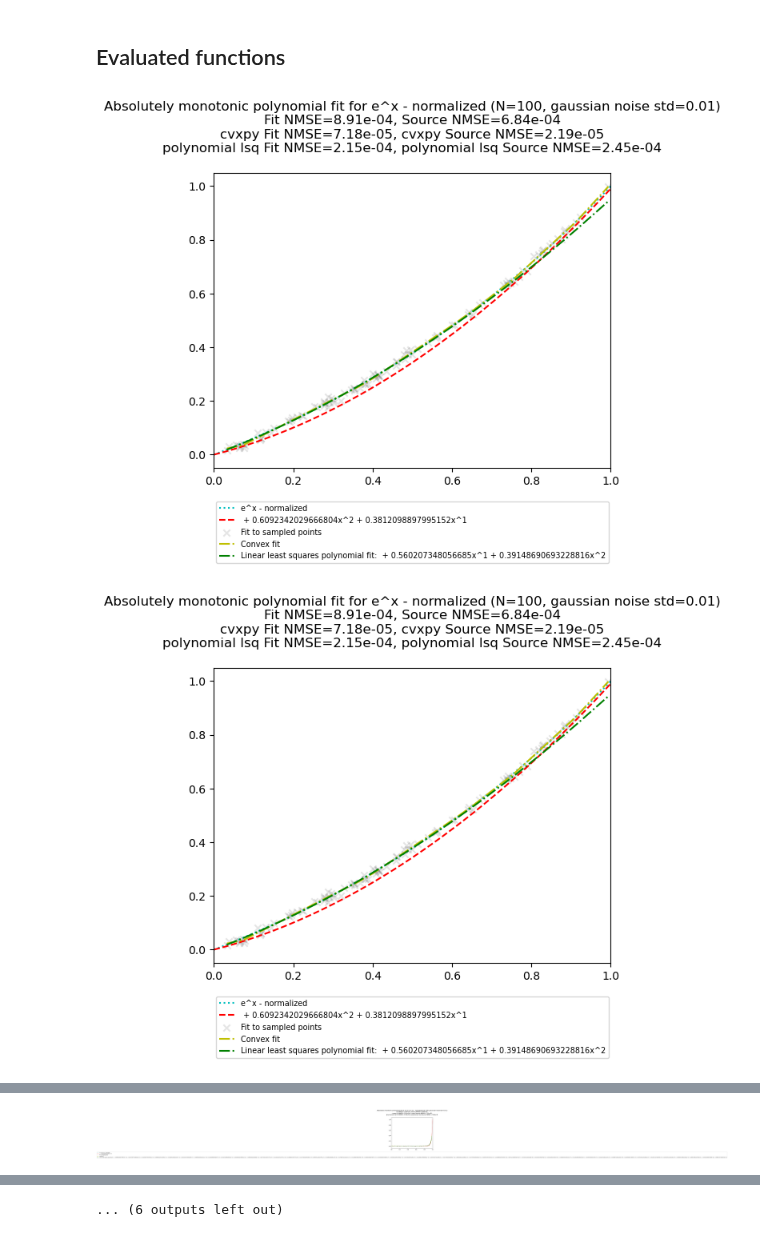
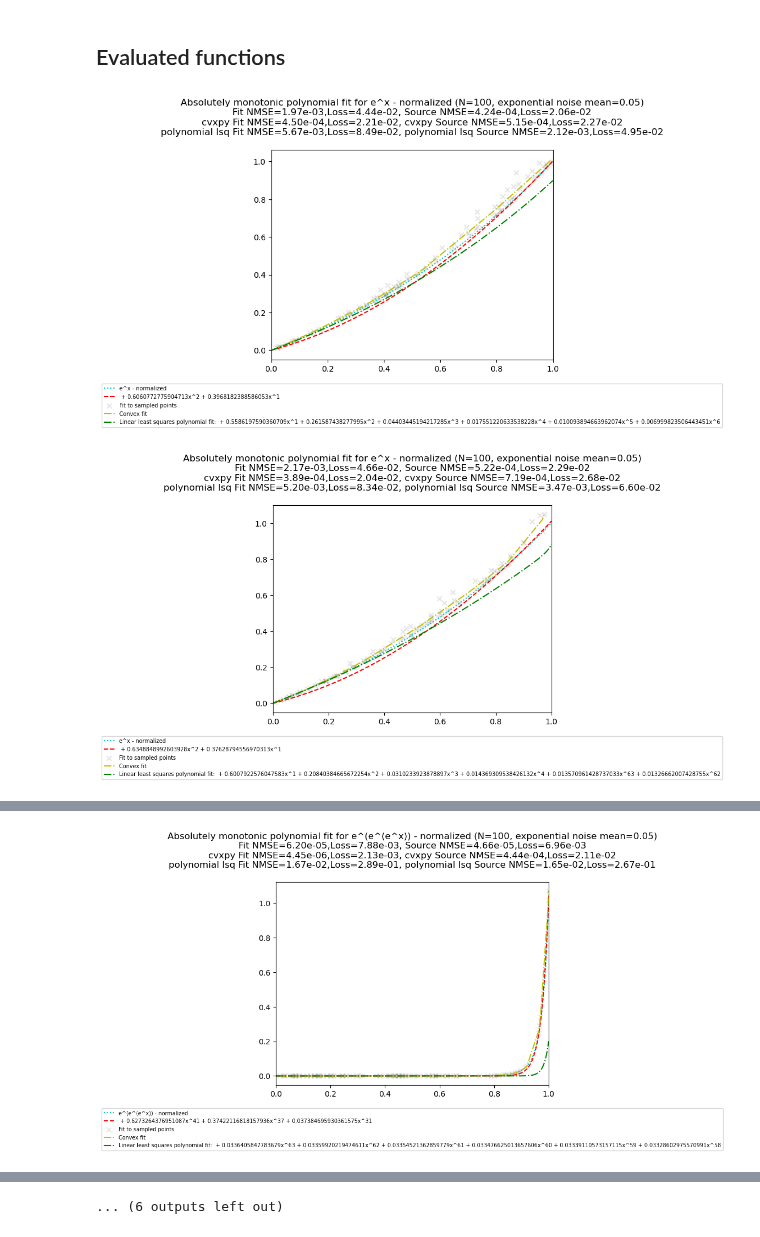
Before and after one commit to Undeceiver/AbsolutelyMonotonicFitting, a Jupyter notebook: absolutely_monotonic_fit.ipynb, the cells around one changed output, grey strips where cells are left out. Drawn from its saved outputs; the diff is of its cells as text; code cells hidden in the pictures.

Commit message:
Greedy fit is better. I adjusted the loss function and made the noise exponential instead of gaussian. This is what I want.

```diff
--- a/absolutely_monotonic_fit.ipynb
+++ b/absolutely_monotonic_fit.ipynb
@@ -143,5 +146,5 @@ min_final_coef_prop=0.05
 # %%
-def filter_monomial_sum(sum_dict,min_final_coef_prop=min_final_coef_prop):
+def filter_monomial_sum(sum_dict,min_final_coef_prop=min_final_coef_prop,max_n_coefs=max_n_coefs):
     max_coef = 0.0
     for degree,coef in sum_dict.items():
         if coef > max_coef:
@@ -155,7 +158,9 @@ def filter_monomial_sum(sum_dict,min_final_coef_prop=min_final_coef_prop):
         if coef/max_coef > min_final_coef_prop:
             result[degree] = coef
 
-    return result
+    limited_result = dict(sorted(result.items(), key=lambda e: e[1], reverse=True)[:max_n_coefs])
+
+    return limited_result
 # %% [markdown]
 # Evaluation
 # %%
@@ -230,16 +243,18 @@ def cvxpy_fit(f, xx, yy, number_samples_test=number_samples_test,**kwargs):
 
     fit_mse = numpy.average(fit_residuals * fit_residuals)
     fit_nmse = fit_mse/f(1)
+    fit_loss = powermean(loss_penalize_negative(fit_residuals,**kwargs),**kwargs)
 
     xx2 = numpy.linspace(0,1,number_samples_test)
     yy2 = f(xx2)
     ff2 = numpy.interp(xx2,xx,ff)
     source_residuals = ff2-yy2
+    source_loss = powermean(loss_penalize_negative(source_residuals,**kwargs),**kwargs)
 
     source_mse = numpy.average(source_residuals * source_residuals)
     source_nmse = source_mse/f(1)
 
-    return {"xx": xx, "yy":yy, "ff":ff, "fit_nmse":fit_nmse, "source_nmse":source_nmse}
+    return {"xx": xx, "yy":yy, "ff":ff, "fit_nmse":fit_nmse, "fit_loss":fit_loss, "source_nmse":source_nmse, "source_loss":source_loss}
 
 def plot_cvxpy_fit(f, f_desc, xx, ff, **kwargs):
     plt.plot(xx,ff,c="y",linestyle="dashdot",alpha=1,label="Convex fit")
@@ -248,7 +263,16 @@ vander_degree = 64
 def vander_fit(f, xx, yy, number_samples_test=number_samples_test,**kwargs):
     vander_matrix = numpy.vander(xx, N=vander_degree + 1, increasing=True)
 
-    res = lsq_linear(vander_matrix, yy, bounds=(0, numpy.inf))
+    def vander_obj(coefs, vander_matrix, yy, **kwargs):
+        deltas = yy - vander_matrix @ coefs
+        #penalty_negative = numpy.where(deltas < 0, penalize_negative_exp(deltas,**kwargs), 1.0)
+        #return deltas*penalty_negative
+        penalty_negative = penalize_negative_exp(deltas,**kwargs)
+        abs_deltas = numpy.abs(deltas)
+        return abs_deltas + penalty_negative
+
+    #res = lsq_linear(vander_matrix, yy, bounds=(0, numpy.inf))
+    res = least_squares(vander_obj, x0=numpy.ones(vander_degree+1), bounds=(0, numpy.inf), args=(vander_matrix, yy))
 
     coefs = res.x
     coefs = filter_monomial_sum({degree:coefs[degree] for degree in range(vander_degree)})
@@ -259,19 +283,27 @@ def vander_fit(f, xx, yy, number_samples_test=number_samples_test,**kwargs):
 
     fit_mse = numpy.average(fit_residuals * fit_residuals)
     fit_nmse = fit_mse/f(1)
+    fit_loss = powermean(loss_penalize_negative(fit_residuals,**kwargs),**kwargs)
 
     xx2 = numpy.linspace(0,1,number_samples_test)
     yy2 = f(xx2)
     ff2 = numpy.interp(xx2,xx,ff)
     source_residuals = ff2-yy2
+    source_loss = powermean(loss_penalize_negative(source_residuals,**kwargs),**kwargs)
 
     source_mse = numpy.average(source_residuals * source_residuals)
     source_nmse = source_mse/f(1)
 
-    return {"xx": xx, "yy":yy, "ff":ff, "fit_nmse":fit_nmse, "source_nmse":source_nmse, "coefs":coefs}
+    return {"xx": xx, "yy":yy, "ff":ff, "fit_nmse":fit_nmse, "fit_loss":fit_loss, "source_nmse":source_nmse, "source_loss":source_loss, "coefs":coefs}
 
 def plot_vander_fit(f, f_desc, coefs_vander, xx, ff, **kwargs):
-    plt.plot(xx,ff,c="g",linestyle="dashdot",alpha=1,label=f"Linear least squares polynomial fit: {monomial_sum_str(coefs_vander)}")
+    #plt.plot(xx,ff,c="g",linestyle="dashdot",alpha=1,label=f"Linear least squares polynomial fit: {monomial_sum_str(coefs_vander)}")
+
+    oo = numpy.linspace(0,1,200)
+
+    fitted_ff = monomial_sum(oo,coefs_vander)
+
+    plt.plot(oo,fitted_ff,c="g",linestyle="dashdot",alpha=1,label=f"Linear least squares polynomial fit: {monomial_sum_str(coefs_vander,**kwargs)}")
 # %%
 number_tests = 100
 def monomial_sum_fit_many(f,number_samples,number_tests=number_tests,**kwargs):
@@ -397,17 +438,19 @@ functions = [(f1,f1_desc),(f2,f2_desc),(f3,f3_desc),(f4,f4_desc),(f5,f5_desc),(f
 # %%
 number_samples = 100
 number_samples_test=50
-number_tests = 1
-gaussian_noise_std_mult=0.01
+number_tests = 5
+exponential_noise_mean_mult=0.05
+mean_power = 2
+penalty_exponent = 1
 
 for (fit_function, function_desc) in functions:
-    many_results = monomial_sum_fit_many(fit_function, number_samples, number_tests, gaussian_noise_std_mult=gaussian_noise_std_mult)
+    many_results = monomial_sum_fit_many(fit_function, number_samples, number_tests, exponential_noise_mean_mult=exponential_noise_mean_mult, mean_power=mean_power, penalty_exponent=penalty_exponent)
 
     avg_result = many_results["avg_result"]
     worst_result = many_results["worst_result"]
 
-    plot_full_result_monomial_sum_fit(fit_function, function_desc, number_samples, number_samples_test, gaussian_noise_std_mult, avg_result)
-    plot_full_result_monomial_sum_fit(fit_function, function_desc, number_samples, number_samples_test, gaussian_noise_std_mult, worst_result)
+    plot_full_result_monomial_sum_fit(fit_function, function_desc, number_samples, number_samples_test, exponential_noise_mean_mult, avg_result, mean_power=mean_power, penalty_exponent=penalty_exponent)
+    plot_full_result_monomial_sum_fit(fit_function, function_desc, number_samples, number_samples_test, exponential_noise_mean_mult, worst_result, mean_power=mean_power, penalty_exponent=penalty_exponent)
 # %% [output]
-[figure, old version]
+[figure, new version]
-[figure, old version]
+[figure, new version]
@@ -416 +459 @@ for (fit_function, function_desc) in functions:
-[figure, old version]
+[figure, new version]
```
Also changed, not shown: parts of 11 cells of this notebook.
